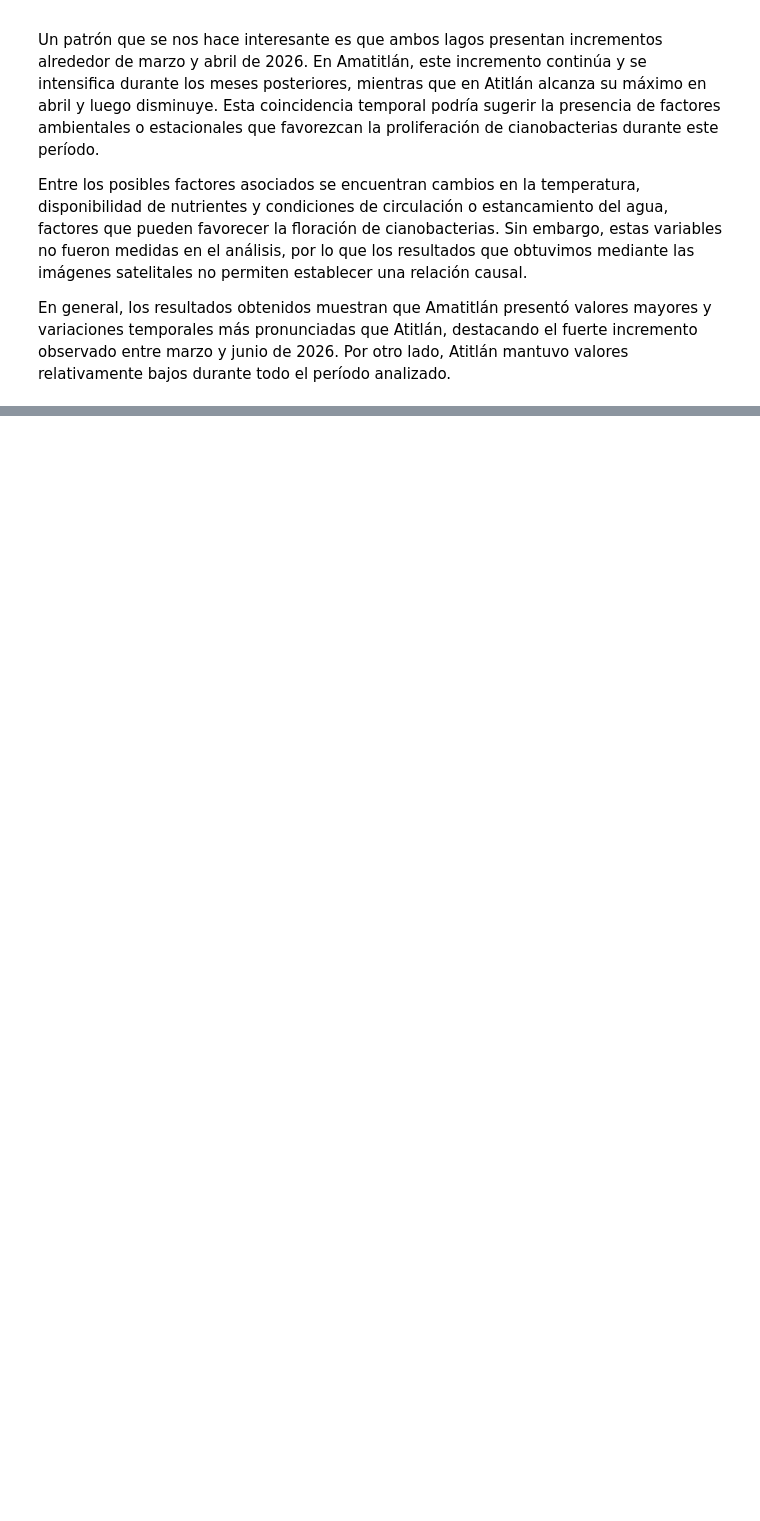
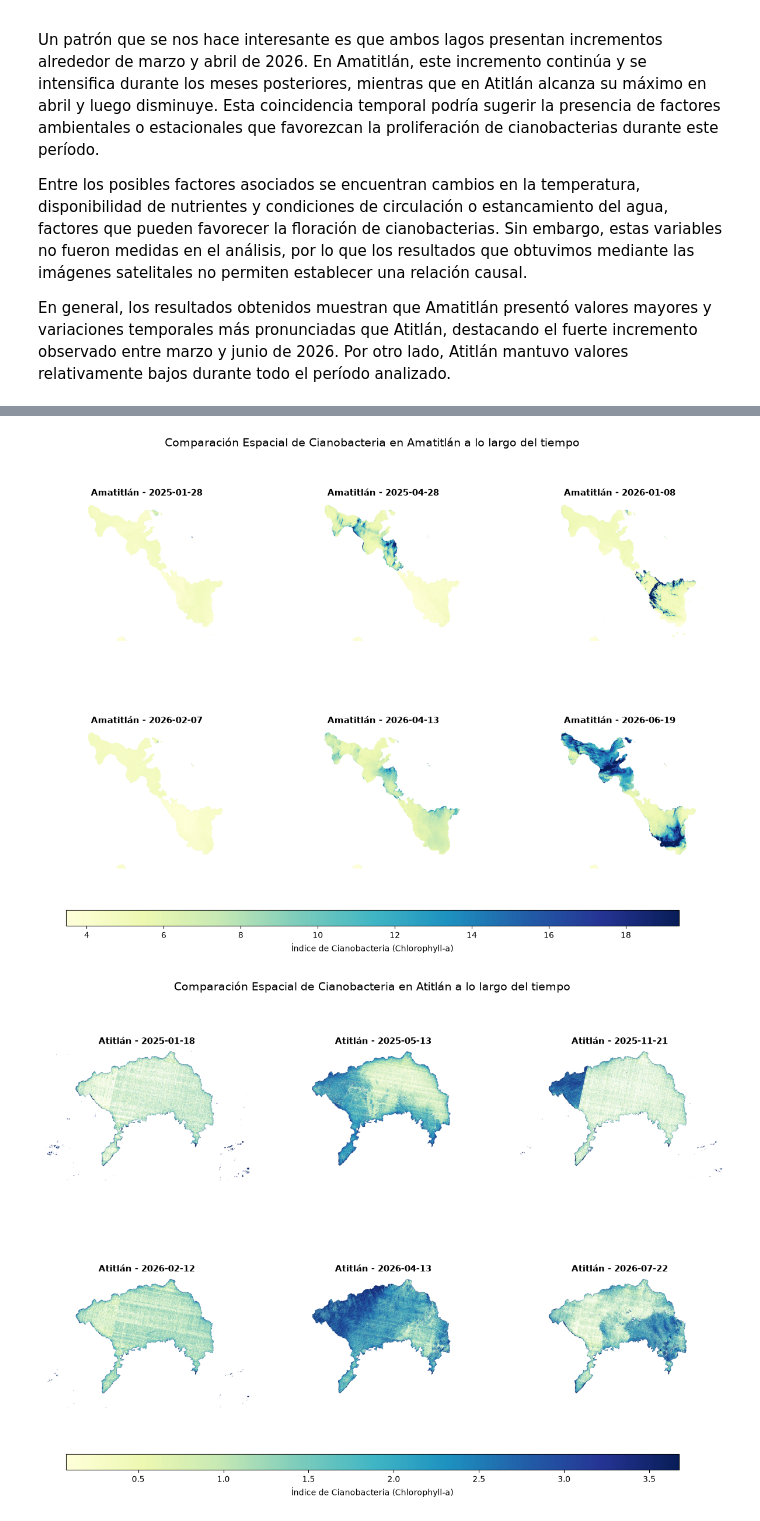
Before and after one commit to rocha30/Anlss_gspcl_snsr_rmts, a Jupyter notebook: Lab4_datos_geoespacial.ipynb, the cells around one changed output, grey strips where cells are left out. Saved outputs shown, nothing was run; the diff lists cells and outputs as text; code cells hidden in the pictures; blank space fills up the shorter version.

```diff
--- a/Lab4_datos_geoespacial.ipynb
+++ b/Lab4_datos_geoespacial.ipynb
@@ -708,0 +841,33 @@ En general, los resultados obtenidos muestran que Amatitlán presentó valores m
+# %%
+def graficar_mapas_comparativos(cyano_dict, fechas, lago_nombre, colormap="YlGnBu"):
+    fig, axes = plt.subplots(2, 3, figsize=(15, 9))
+    axes = axes.flatten()
+
+    # Seleccionar 6 fechas distribuidas a lo largo del periodo
+    indices = np.linspace(0, len(fechas) - 1, 6, dtype=int)
+    fechas_sel = [fechas[i] for i in indices]
+
+    # Determinar vmin y vmax globales para escala uniforme
+    todos_rasters = [cyano_dict[f] for f in fechas_sel if f in cyano_dict]
+    vmin = np.nanpercentile(todos_rasters, 2) if todos_rasters else 0
+    vmax = np.nanpercentile(todos_rasters, 98) if todos_rasters else 10
+
+    for i, fecha in enumerate(fechas_sel):
+        ax = axes[i]
+        if fecha in cyano_dict:
+            im = ax.imshow(cyano_dict[fecha], cmap=colormap, vmin=vmin, vmax=vmax)
+            ax.set_title(f"{lago_nombre} - {fecha}", fontsize=11, fontweight="bold")
+        ax.axis("off")
+
+    cbar_ax = fig.add_axes([0.15, 0.05, 0.7, 0.03])
+    fig.colorbar(im, cax=cbar_ax, orientation="horizontal", label="Índice de Cianobacteria (Chlorophyll-a)")
+    plt.suptitle(f"Comparación Espacial de Cianobacteria en {lago_nombre} a lo largo del tiempo", fontsize=14, y=0.98)
+    plt.subplots_adjust(bottom=0.12, top=0.90, hspace=0.25, wspace=0.15)
+    plt.show()
+
+# Mapas comparativos para Amatitlán y Atitlán
+graficar_mapas_comparativos(cyano_amatitlan, fechas_amatitlan, "Amatitlán")
+graficar_mapas_comparativos(cyano_atitlan, fechas_atitlan, "Atitlán")
+# %% [output]
+[figure, added]
+[figure, added]
```
Also changed, not shown: parts of 10 cells of this notebook.
